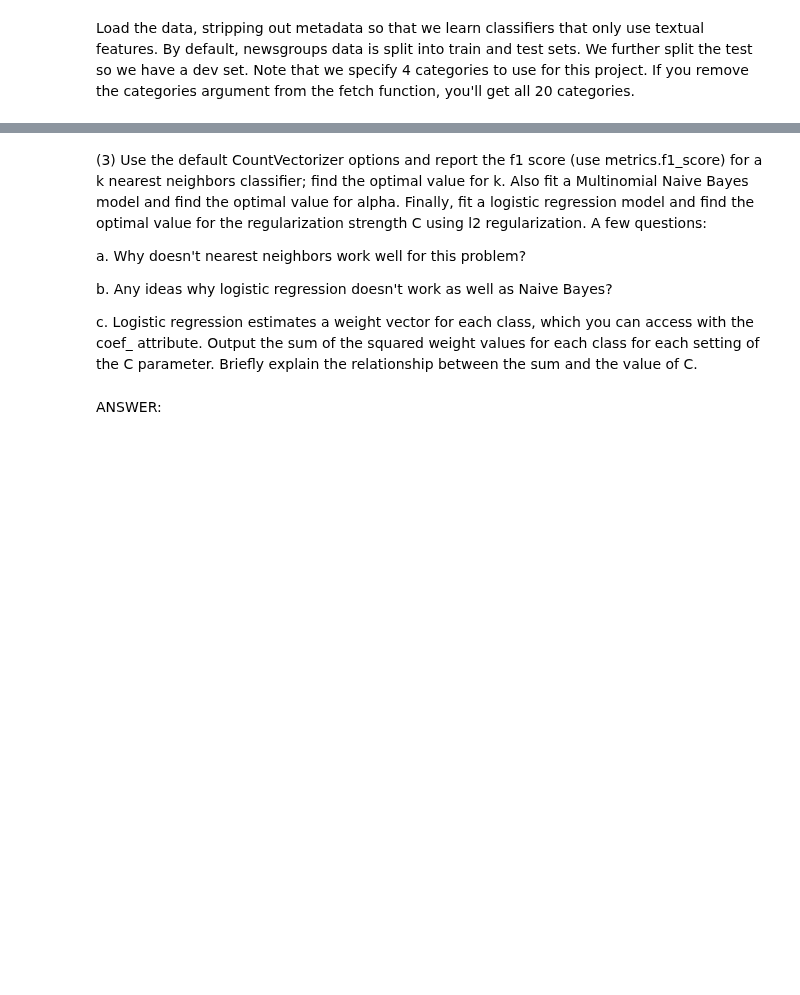
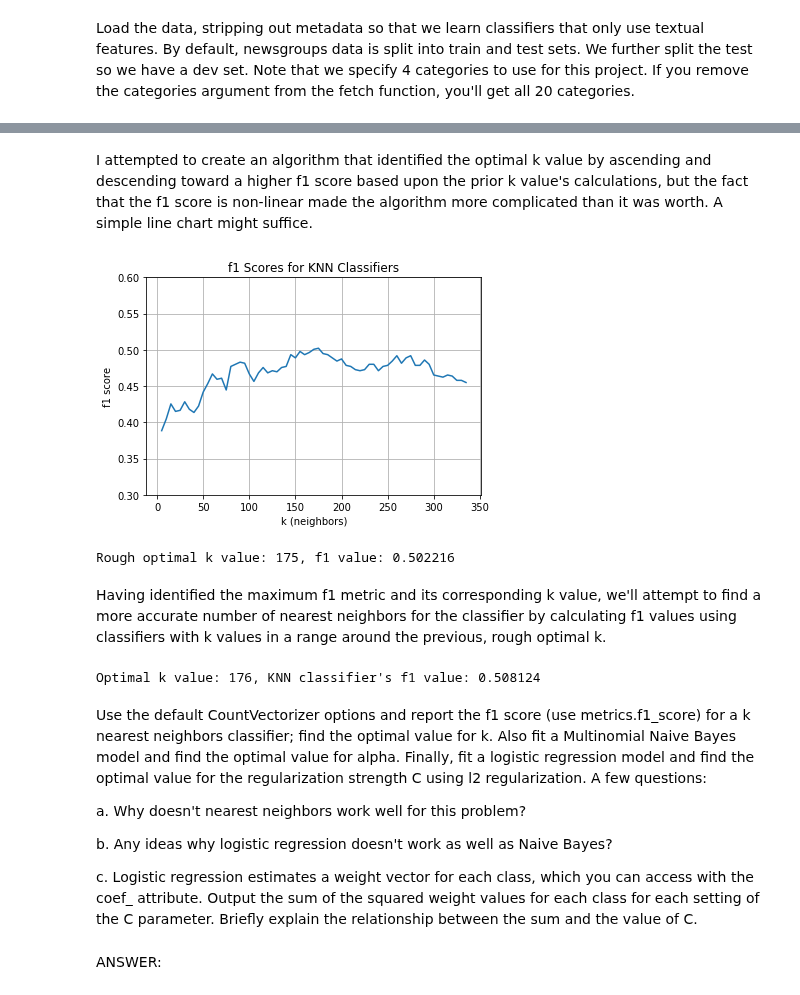
Before and after one commit to bdandersen-berkeley/mids, a Jupyter notebook: W207/homework/brad_andersen_p2.ipynb, the cells around one changed output, grey strips where cells are left out. Drawn from its saved outputs; the diff is of its cells as text; code cells hidden in the pictures; blank space fills up the shorter version.

Commit message:
Finished first questions in Problem 3

```diff
--- a/W207/homework/brad_andersen_p2.ipynb
+++ b/W207/homework/brad_andersen_p2.ipynb
@@ -95,0 +281,9 @@ f. Using the standard CountVectorizer, what fraction of the words in the dev dat
+# %%
+TEST_K_VALUES = [1, 4, 6, 10, 50, len(test_labels) // 3, len(test_labels) // 2, len(test_labels) - 1]
+
+for k in TEST_K_VALUES:
+  test_knn_classifier = KNeighborsClassifier(n_neighbors = k)
+  test_knn_classifier.fit(X = q3_train_term_matrix, y = train_labels)
+  predicted_labels = test_knn_classifier.predict(X = q3_test_term_matrix)
+  print("KNN classifier f1 score (neighbors = %3d): %.4f" % \
+      (k, metrics.f1_score(y_true = test_labels, y_pred = predicted_labels, average = "micro")))
@@ -96,11 +299,64 @@ f. Using the standard CountVectorizer, what fraction of the words in the dev dat
+# %% [markdown]
+I attempted to create an algorithm that identified the optimal k value by ascending and descending toward a higher f1 score based upon the prior k value's calculations, but the fact that the f1 score is non-linear made the algorithm more complicated than it was worth.  A simple line chart might suffice.
+# %%
+k_f1 = []
+rough_optimal_k = 5
+rough_maximum_f1 = 0.0
+
+for k in range(rough_optimal_k, len(test_labels) // 2, 5):
+  test_knn_classifier = KNeighborsClassifier(n_neighbors = k)
+  test_knn_classifier.fit(X = q3_train_term_matrix, y = train_labels)
+  predicted_labels = test_knn_classifier.predict(X = q3_test_term_matrix)
+  f1 = metrics.f1_score(y_true = test_labels, y_pred = predicted_labels, average = "micro")
+
+  # Append the k-f1 tuple to the list, and check whether a maximum f1 value has been identified
+  k_f1.append((k, f1))
+  if f1 > rough_maximum_f1:
+    rough_maximum_f1 = f1
+    rough_optimal_k = k
+
+plt.plot([x[0] for x in k_f1], [y[1] for y in k_f1])
+plt.xlabel("k (neighbors)")
+plt.ylabel("f1 score")
+plt.title("f1 Scores for KNN Classifiers")
+plt.ylim(0.3, 0.6)
+plt.grid(True)
+plt.show()
+
+print("Rough optimal k value: %3d, KNN classifier's f1 value: %4f" % (rough_optimal_k, rough_maximum_f1))
+# %% [output]
+[figure, added]
+Rough optimal k value: 175, f1 value: 0.502216
+# %% [markdown]
+Having identified the maximum f1 metric and its corresponding k value, we'll attempt to find a more accurate number of nearest neighbors for the classifier by calculating f1 values using classifiers with k values in a range around the previous, rough optimal k.
+# %%
+optimal_k = rough_optimal_k
+maximum_f1 = 0.0
+
+# Iterate through a range of k values to either side of the previously-identified (i.e. rough)
+# optimal k
+for k in range(rough_optimal_k - 10, rough_optimal_k + 10):
+  test_knn_classifier = KNeighborsClassifier(n_neighbors = k)
+  test_knn_classifier.fit(X = q3_train_term_matrix, y = train_labels)
+  predicted_labels = test_knn_classifier.predict(X = q3_test_term_matrix)
+  f1 = metrics.f1_score(y_true = test_labels, y_pred = predicted_labels, average = "micro")
+
+  # Check whether a maximum f1 value has been identified
+  if f1 > maximum_f1:
+    maximum_f1 = f1
+    optimal_k = k
+
+print("Optimal k value: %3d, KNN classifier's f1 value: %4f" % (optimal_k, maximum_f1))
+# %% [output]
+Optimal k value: 176, KNN classifier's f1 value: 0.508124
 # %% [markdown]
-(3) Use the default CountVectorizer options and report the f1 score (use metrics.f1_score) for a k nearest neighbors classifier; find the optimal value for k. Also fit a Multinomial Naive Bayes model and find the optimal value for alpha. Finally, fit a logistic regression model and find the optimal value for the regularization strength C using l2 regularization. A few questions:
+Use the default CountVectorizer options and report the f1 score (use metrics.f1_score) for a k nearest neighbors classifier; find the optimal value for k. Also fit a Multinomial Naive Bayes model and find the optimal value for alpha. Finally, fit a logistic regression model and find the optimal value for the regularization strength C using l2 regularization. A few questions:
 
 a. Why doesn't nearest neighbors work well for this problem?
 
 b. Any ideas why logistic regression doesn't work as well as Naive Bayes?
 
-c. Logistic regression estimates a weight vector for each class, which you can access with the coef\_ attribute. Output the sum of the squared weight values for each class for each setting of the C parameter. Briefly explain the relationship between the sum and the value of C.
+c. Logistic regression estimates a weight vector for each class, which you can access with the coef_ attribute. Output the sum of the squared weight values for each class for each setting of the C parameter. Briefly explain the relationship between the sum and the value of C.
 # %%
 #def P3():
 ### STUDENT START ###
```
Also changed, not shown: parts of 32 cells of this notebook.
